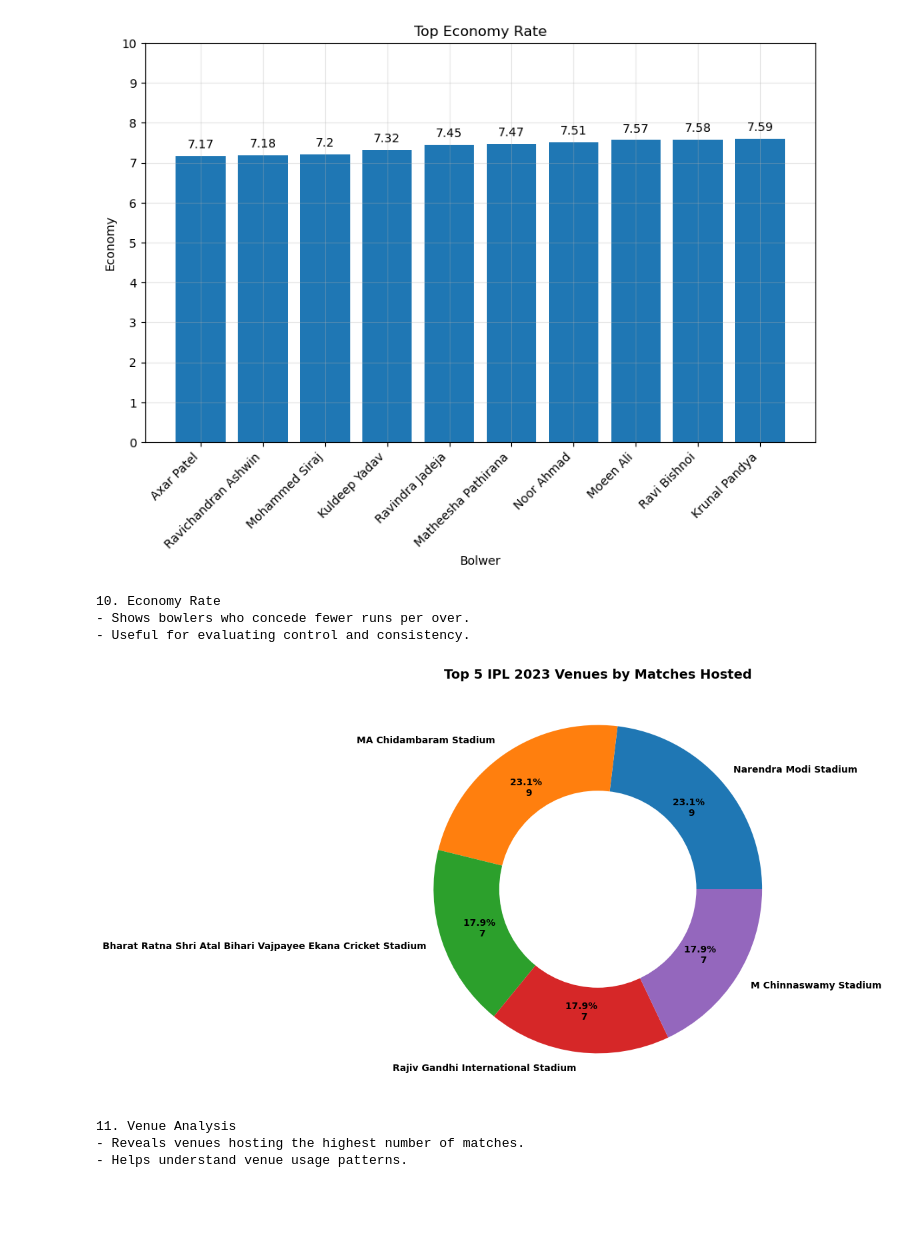
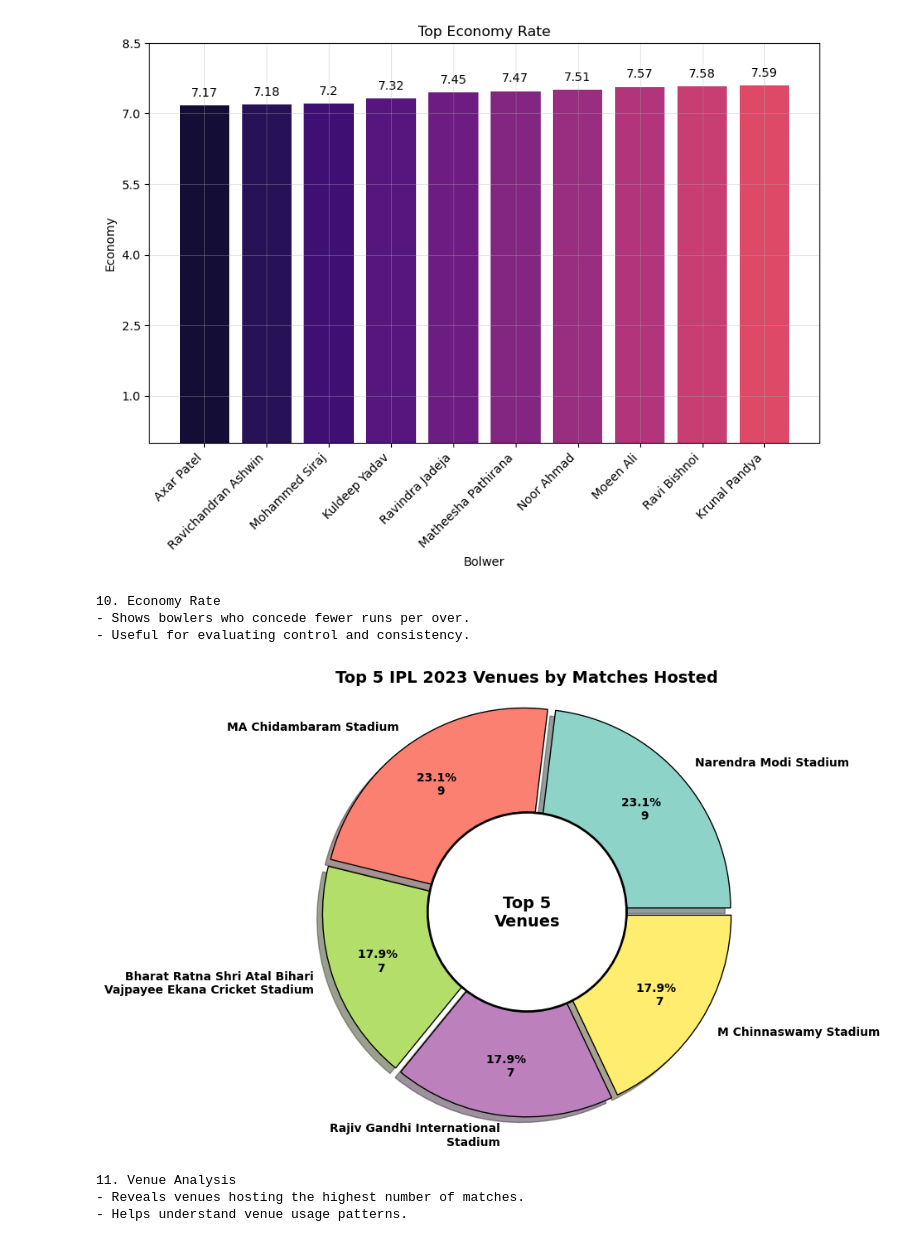
Before and after one commit to rBrijesh5/IPL-Data-Analysis, a Jupyter notebook: notebooks/IPL_Data_Analysis.ipynb, the cells around one changed output. Saved outputs shown, nothing was run; the diff lists cells and outputs as text; code cells hidden in the pictures; blank space fills up the shorter version.

Commit message:
update color in all graph and other changes

```diff
--- a/notebooks/IPL_Data_Analysis.ipynb
+++ b/notebooks/IPL_Data_Analysis.ipynb
@@ -387,14 +402,16 @@ ball = ball[ball >100]
 economy = (runs_given/(ball/6)).sort_values().head(10)
 
 plt.figure(figsize=(10,6))
-plt.bar(economy.index,economy)
+colors = plt.cm.magma(np.linspace(0.1, 0.6, len(best_strike_rate)))
+plt.bar(economy.index,economy,color=colors)
 
 plt.title("Top Economy Rate")
 plt.xlabel("Bolwer")
 plt.ylabel("Economy")
 
 plt.xticks(rotation=45,ha='right')
-plt.yticks(range(0, int(max(economy)) + 4, 1))
+#plt.yticks(range(0, float(max(economy)) + 2, 1.5))
+plt.yticks(np.arange(1, max(economy) + 2, 1.5))
 
 plt.grid(alpha=0.3)
 for i in range(len(economy)):
@@ -408,51 +425,82 @@ print("""
 - Useful for evaluating control and consistency.
 """)
 # %% [output]
-[figure, old version]
+[figure, new version]
 10. Economy Rate
 - Shows bowlers who concede fewer runs per over.
 - Useful for evaluating control and consistency.
 # %%
 # Analysis 11
 # Venue Analysis
 
+from textwrap import fill
+
 venue = match_records['venue'].value_counts().head()
+
+labels = [fill(label, width=30) for label in venue.index]
 
 def percentage_count(pc):
     count = int(round(pc * sum(venue) / 100))
     return f"{pc:.1f}% \n {count}"
 
-plt.figure(figsize=(8,8))
+plt.figure(figsize=(7,7))
+colors = plt.cm.Set3(np.linspace(0, 1, len(venue)))
+explode = [0.03] * len(venue)
+
 plt.pie(venue,
-        labels=venue.index,
-        autopct=percentage_count,
-        pctdistance=0.75,    # percentage/count aur anda
-        textprops={
-            'fontsize':10,
-            'fontweight':'bold'
-        }
-       )
+    labels=labels,
+    colors=colors,
+    explode=explode,
+    autopct=percentage_count,
+    pctdistance=0.75,
+    shadow=True,
+    wedgeprops={
+        'edgecolor': 'black',
+        'linewidth': 1
+    },
+    textprops={
+        'fontsize': 10,
+        'fontweight': 'bold'
+    }
+)
+
+# inner circle style
+centre_circle = plt.Circle(
+    (0, 0),
+    0.50,
+    fc='white',
+    ec='black',
+    linewidth=2
+)
+
+fig = plt.gcf()
+fig.gca().add_artist(centre_circle)
+plt.text(
+    0, 0,
+    "Top 5\nVenues",
+    ha='center',
+    va='center',
+    fontsize=14,
+    fontweight='bold'
+)
+plt.axis('equal')
+
 
 plt.title(
     "Top 5 IPL 2023 Venues by Matches Hosted",
     fontsize=14,
     fontweight='bold'
 )
-
-centre_circle = plt.Circle((0,0), 0.60, fc='white')
-fig = plt.gcf()
-fig.gca().add_artist(centre_circle)
-
 plt.savefig("../images/venue_analysis.png", bbox_inches="tight")
 plt.show()
 
 print("""
 11. Venue Analysis
 - Reveals venues hosting the highest number of matches.
 - Helps understand venue usage patterns.
 """)
 # %% [output]
-[figure, old version]
+[figure, new version]
 11. Venue Analysis
 - Reveals venues hosting the highest number of matches.
 - Helps understand venue usage patterns.
```
Also changed, not shown: parts of 10 cells of this notebook, 13 other files.
